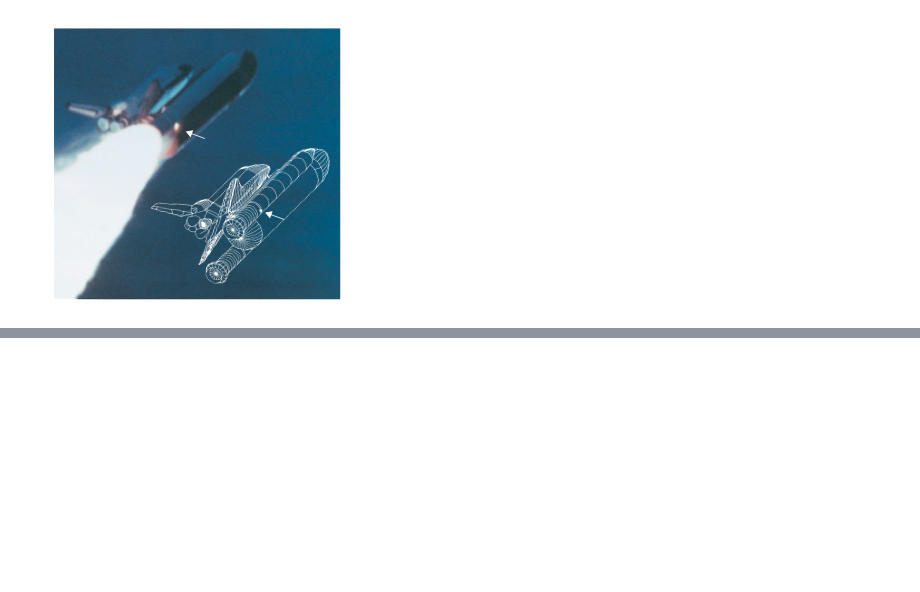
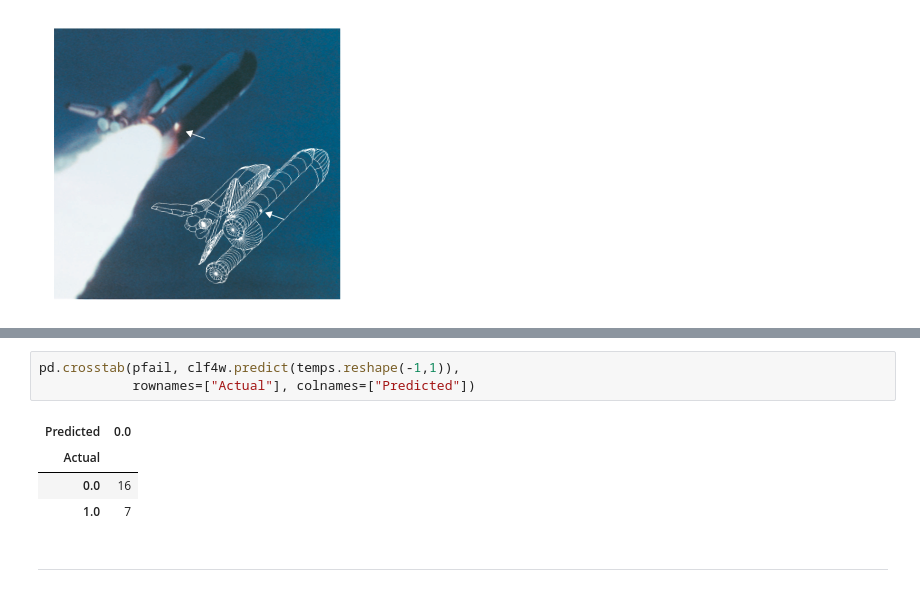
Before and after one commit to joaoDragado/quickstart_guides, a Jupyter notebook: Regression_PCA_via_sklearn/Lab4_user.ipynb, the cells around one changed output, grey strips where cells are left out. Drawn from its saved outputs; the diff is of its cells as text; blank space fills up the shorter version.

```diff
--- a/Regression_PCA_via_sklearn/Lab4_user.ipynb
+++ b/Regression_PCA_via_sklearn/Lab4_user.ipynb
@@ -226,0 +322,10 @@ Image('./data/shuttle.png')
+# %%
+pd.crosstab(pfail, clf4w.predict(temps.reshape(-1,1)),
+            rownames=["Actual"], colnames=["Predicted"])
+# %% [output]
+| Predicted | 0.0 |
+| Actual |  |
+| 0.0 | 16 |
+| 1.0 | 7 |
+# %% [markdown]
+---
```
Also changed, not shown: parts of 13 cells of this notebook.
